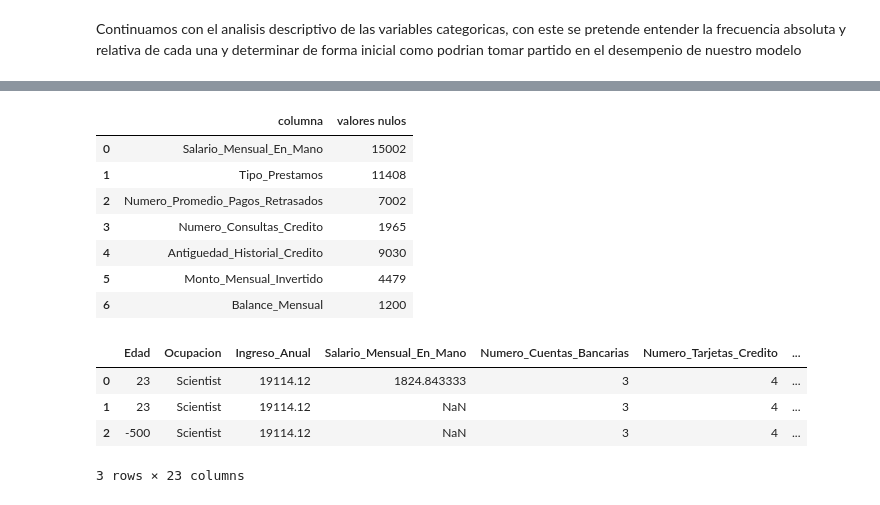
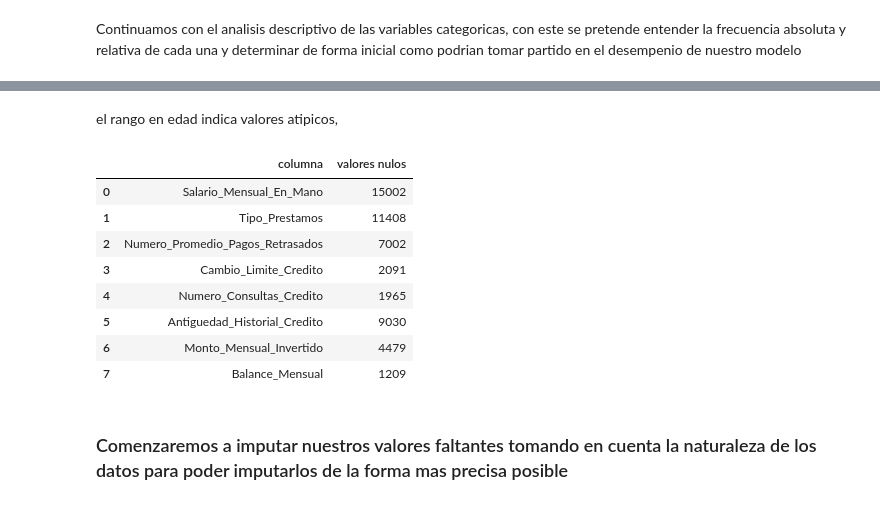
Before and after one commit to felipetryt12/Proyecto-Clasificacion-de-Score-Crediticio, a Jupyter notebook: PROYECTO/src/explore.ipynb, the cells around one changed output, grey strips where cells are left out. Drawn from its saved outputs; the diff is of its cells as text; code cells hidden in the pictures.

Commit message:
cambios de viernes antes de clase

```diff
--- a/PROYECTO/src/explore.ipynb
+++ b/PROYECTO/src/explore.ipynb
@@ -529,0 +651,2 @@ KeyError: "['Categoria'] not in index"
+# %%
+data_3 = conversion_a_numericas(data_3, varibles_a_cambiar)
@@ -529,0 +666,16 @@ KeyError: "['Categoria'] not in index"
+# %%
+def convertir_a_meses(valor):
+    match = re.match(r'(\d+)\s*Years?\s*and\s*(\d+)\s*Months?', valor)
+    if match:
+        years = int(match.group(1))
+        months = int(match.group(2))
+        total_months = years * 12 + months
+        return total_months
+    else:
+        return np.nan
+def conversion_a_meses(df, columna):
+    df[columna] = df[columna].apply(lambda x: convertir_a_meses(str(x)) if pd.notnull(x) else np.nan)
+    return df
+# %%
+data_3_correcto = conversion_a_meses(data_3,'Antiguedad_Historial_Credito')
+data_3_correcto.Antiguedad_Historial_Credito
@@ -529,0 +785,5 @@ KeyError: "['Categoria'] not in index"
+# %%
+data_3_correcto['Ocupacion'] = data_3_correcto['Ocupacion'].replace('_______', 'Not Specified')
+data_3_correcto['Mezcla_Credito'] = data_3_correcto['Mezcla_Credito'].replace('_', 'Not Specified')
+data_3_correcto['Pago_Monto_Minimo'] = data_3_correcto['Pago_Monto_Minimo'].replace('NM', 'Not Specified')
+data_3_correcto['Comportamiento_Pago'] = data_3_correcto['Comportamiento_Pago'].replace('!@9#%8	', 'Not Specified')
@@ -530,3 +804,5 @@ KeyError: "['Categoria'] not in index"
+# %% [markdown]
+el rango en edad indica valores atipicos,
 # %%
 def ver_nulos(df):
     nulos = df.isnull().sum()
@@ -536,21 +812,16 @@ def ver_nulos(df):
         'valores nulos': caracteristicas_con_nulos.values
     })
 # %%
-ver_nulos(data_2)
+ver_nulos(data_3_correcto)
 # %% [output]
 |  | columna | valores nulos |
 | 0 | Salario_Mensual_En_Mano | 15002 |
 | 1 | Tipo_Prestamos | 11408 |
 | 2 | Numero_Promedio_Pagos_Retrasados | 7002 |
-| 3 | Numero_Consultas_Credito | 1965 |
-| 4 | Antiguedad_Historial_Credito | 9030 |
-| 5 | Monto_Mensual_Invertido | 4479 |
-| 6 | Balance_Mensual | 1200 |
+| 3 | Cambio_Limite_Credito | 2091 |
+| 4 | Numero_Consultas_Credito | 1965 |
+| 5 | Antiguedad_Historial_Credito | 9030 |
+| 6 | Monto_Mensual_Invertido | 4479 |
+| 7 | Balance_Mensual | 1209 |
-# %%
-data_2.head(3)
-# %% [output]
-|  | Edad | Ocupacion | Ingreso_Anual | Salario_Mensual_En_Mano | Numero_Cuentas_Bancarias | Numero_Tarjetas_Credito | ... |
-| 0 | 23 | Scientist | 19114.12 | 1824.843333 | 3 | 4 | ... |
-| 1 | 23 | Scientist | 19114.12 | NaN | 3 | 4 | ... |
-| 2 | -500 | Scientist | 19114.12 | NaN | 3 | 4 | ... |
-3 rows × 23 columns
+# %% [markdown]
+### Comenzaremos a imputar nuestros valores faltantes tomando en cuenta la naturaleza de los datos para poder imputarlos de la forma mas precisa posible
```
Also changed, not shown: parts of 52 cells of this notebook, 1 other file.
